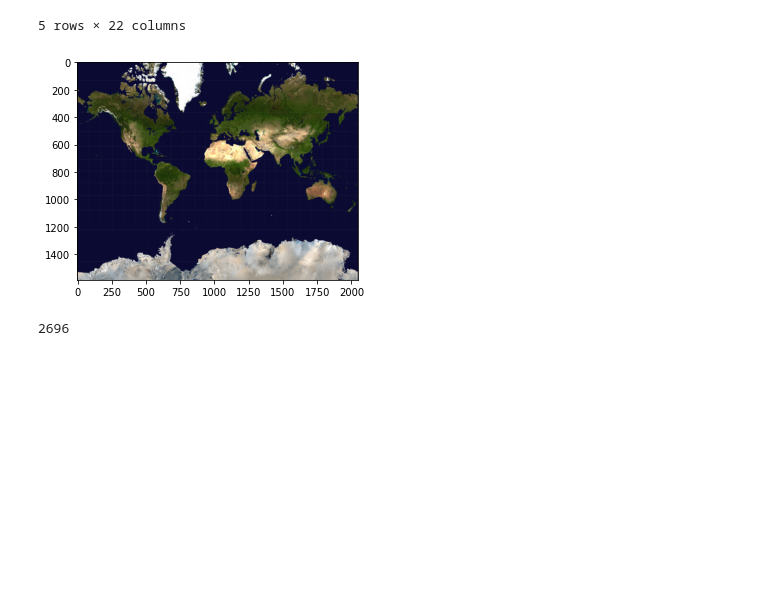
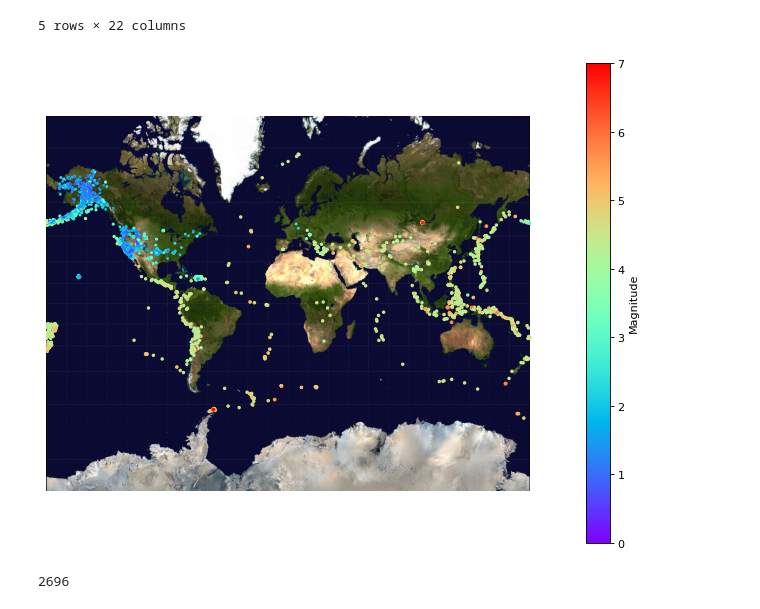
Before and after one commit to 86burke/shockwave, a Jupyter notebook: stan/shockwave.ipynb, the cells around one changed output. Saved outputs shown, nothing was run; the diff lists cells and outputs as text; code cells hidden in the pictures; blank space fills up the shorter version.

Commit message:
display earthquake on top of image

```diff
--- a/stan/shockwave.ipynb
+++ b/stan/shockwave.ipynb
@@ -70,13 +71,50 @@ quake_df.head()
 | 3 | 2021-01-30T23:27:23.670Z | 61.024800 | -150.391900 | 16.60 | 1.40 | ml | NaN | NaN | NaN | 0.65 | ... | ... |
 | 4 | 2021-01-30T23:24:29.437Z | 62.973900 | -149.063900 | 77.00 | 1.20 | ml | NaN | NaN | NaN | 0.36 | ... | ... |
 5 rows × 22 columns
-# %%
-img = mpimg.imread('Mercator_projection.jpg')
-plt.figure()
-plt.imshow(img)
-plt.show()
-# %% [output]
-[figure, removed]
+# %%
+def latLonToOffsets(latitude, longitude, mapWidth, mapHeight):
+
+    FE = 180
+    radius = mapWidth / (2 * np.pi)
+    latRad = np.array(latitude)/180*np.pi
+    lonRad = (np.array(longitude) + FE)/180*np.pi
+    x = lonRad * radius;
+    yFromEquator = radius * np.log(np.tan(np.pi / 4 + latRad / 2))
+    y = mapHeight / 2 - yFromEquator
+
+    return [x, y]
+
+
+from mpl_toolkits.axes_grid1 import make_axes_locatable
+
+latitudeNY = 41.145556
+longitudeNY = -73.995
+
+latitudeML = -37.867579
+longitudeML = 145.048621
+
+img = mpimg.imread('Mercator_projection.jpg')
+
+mapWidth=len(img[0])
+mapHeight=len(img)
+
+#ncoords=latLonToOffsets([latitudeNY,latitudeML], [longitudeNY,longitudeML], mapWidth, mapHeight)
+xcoords=quake_df['latitude']
+ycoords=quake_df['longitude']
+mag=quake_df['mag']
+
+ncoords=latLonToOffsets(xcoords, ycoords, mapWidth, mapHeight)
+cmp = cm.rainbow
+
+plt.figure(figsize=(mapWidth/200, mapHeight/200), dpi=80)
+ax = plt.gca()
+plt.imshow(img)
+plt.axis('off')
+plt.scatter(ncoords[0],ncoords[1],s=mag, c=mag,  marker='o',cmap=cmp, vmin=0,vmax=7)
+plt.colorbar().set_label('Magnitude')
+plt.show()
+# %% [output]
+[figure, added]
 # %%
 # There are a few months that had more than 20k earthquakes
 # Made new list to do half months
```
Also changed, not shown: parts of 1 cell of this notebook.
